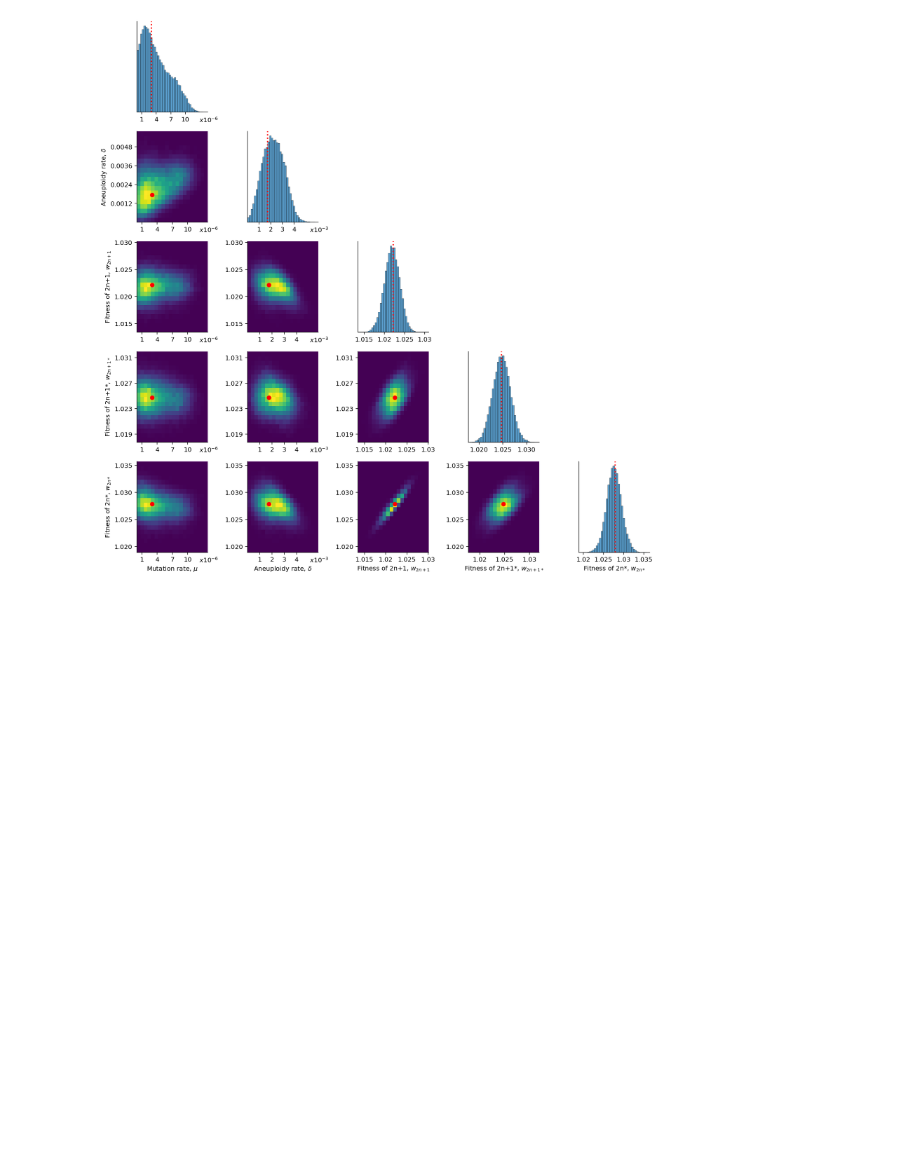
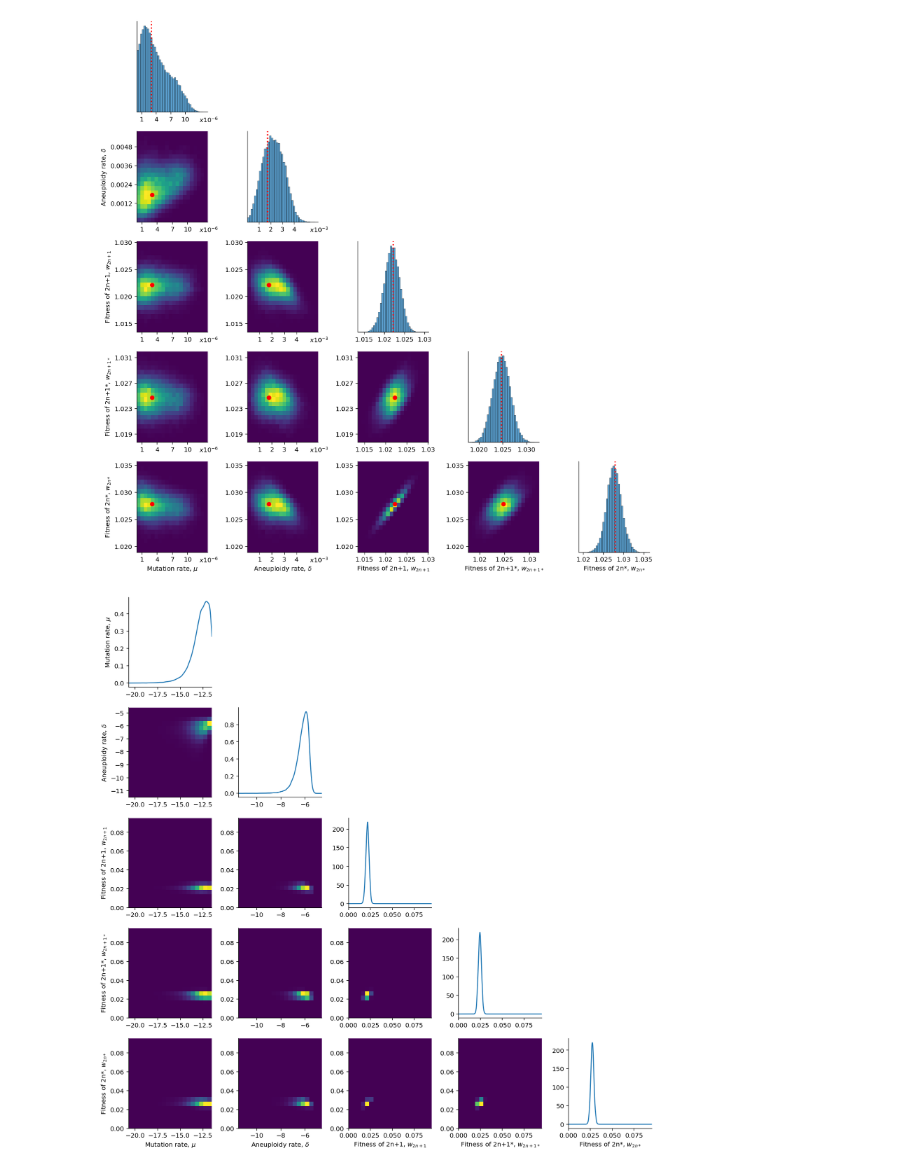
Before and after one commit to yoavram-lab/Heatrisomy, a Jupyter notebook: src/notebooks/posterior-plot.ipynb, the cells around one changed output. Saved outputs shown, nothing was run; the diff lists cells and outputs as text; code cells hidden in the pictures; blank space fills up the shorter version.

```diff
--- a/src/notebooks/posterior-plot.ipynb
+++ b/src/notebooks/posterior-plot.ipynb
@@ -31,10 +31,6 @@ import warnings
 warnings.filterwarnings('ignore')
 
 def plot(samples, weights, lims=False, logscale = False):
-    if logscale is True:
-        for c in samples.columns:
-            samples[c] = samples[c].apply(lambda x: np.log(x))
-
     c1 = 'Mutation rate, $\mu$'
     c2 = 'Aneuploidy rate, $\delta$'
     c3 ='Fitness of 2n+1, $w_{2n+1}$'
@@ -46,12 +42,17 @@ def plot(samples, weights, lims=False, logscale = False):
     samples = pd.DataFrame(data=samples,columns=['mutation rate', 'trisomy rate', '2n+1 fitness', '2n+1* fitness', '2n* fitness'])
     samples = samples.values[np.all(samples.values>0,axis=1)]
     samples = pd.DataFrame(data=samples,columns=[c1, c2, c3, c4, c5])
+
+    if logscale is True:
+        for c in samples.columns:
+            samples[c] = samples[c].apply(lambda x: np.log(x))
+
     size = len(samples)
     weights = np.full(size,1/size)
     params_hat = scipy.optimize.minimize(lambda x: -kde.logpdf(x) ,samples.median().values)['x']
 #     params_hat = samples.median()
-#     print(params_hat)
-    mutl = (10.0**-9,10.0**-6)
+    print(params_hat)
+    mutl = (10.0**-9,10.0**-5)
     tril = (10.0**-5,10.0**-2)
     limits = {
         c1 : mutl,
@@ -64,7 +65,7 @@ def plot(samples, weights, lims=False, logscale = False):
         limits = {i:(np.log(v[0]),np.log(v[1])) for (i,v) in limits.items()}
 
     if lims is True:
-        axes = plot_kde_matrix_for_paper(
+        axes = plot_kde_matrix_for_paper_was(
             samples, weights,numx=1000,limits=limits,numy=1000,refval={c:p for c,p in  zip(samples.columns,params_hat)}
         )
     else:
@@ -79,3 +80,9 @@ plot(samples, weights, lims=False, logscale=False)
 plt.gcf().savefig(f'{output_path}/posterior.pdf', bbox_inches='tight', dpi=400)
 # %% [output]
 [figure]
+# %%
+history = pyabc.History("sqlite:///{0}/{1}/{1}.db".format(path, file_name))
+samples, weights = history.get_distribution(m=0, t=None)
+plot(samples, weights, lims=True, logscale=True)
+# %% [output]
+[figure, added]
```
Also changed, not shown: parts of 2 cells of this notebook, 6 other files.
